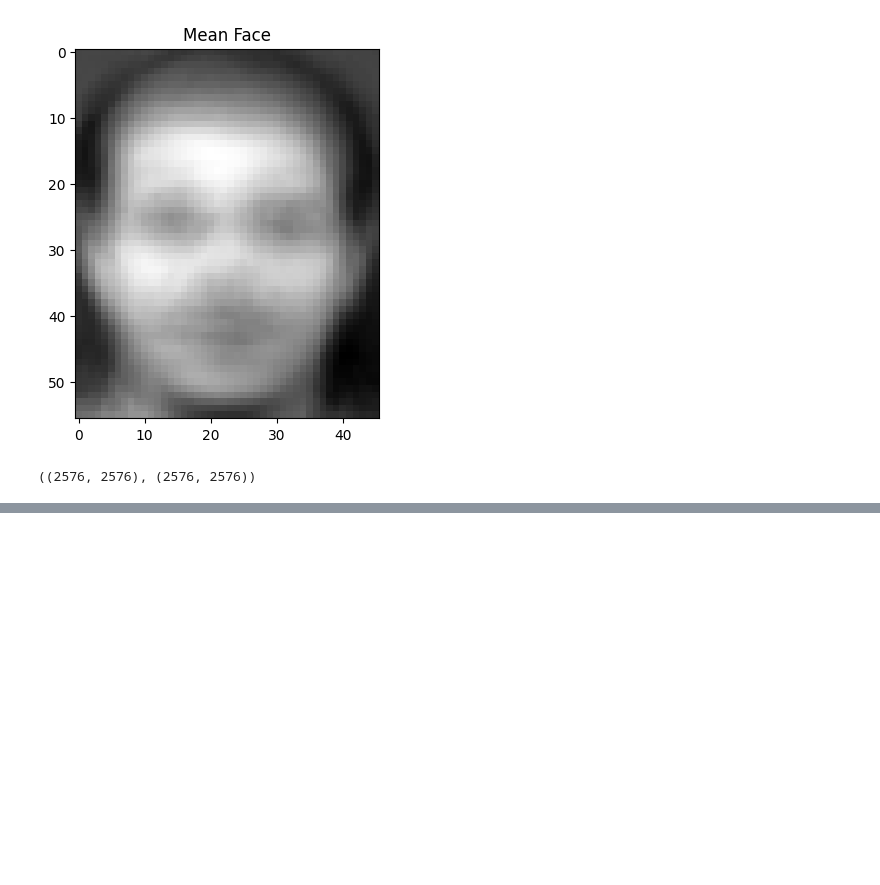
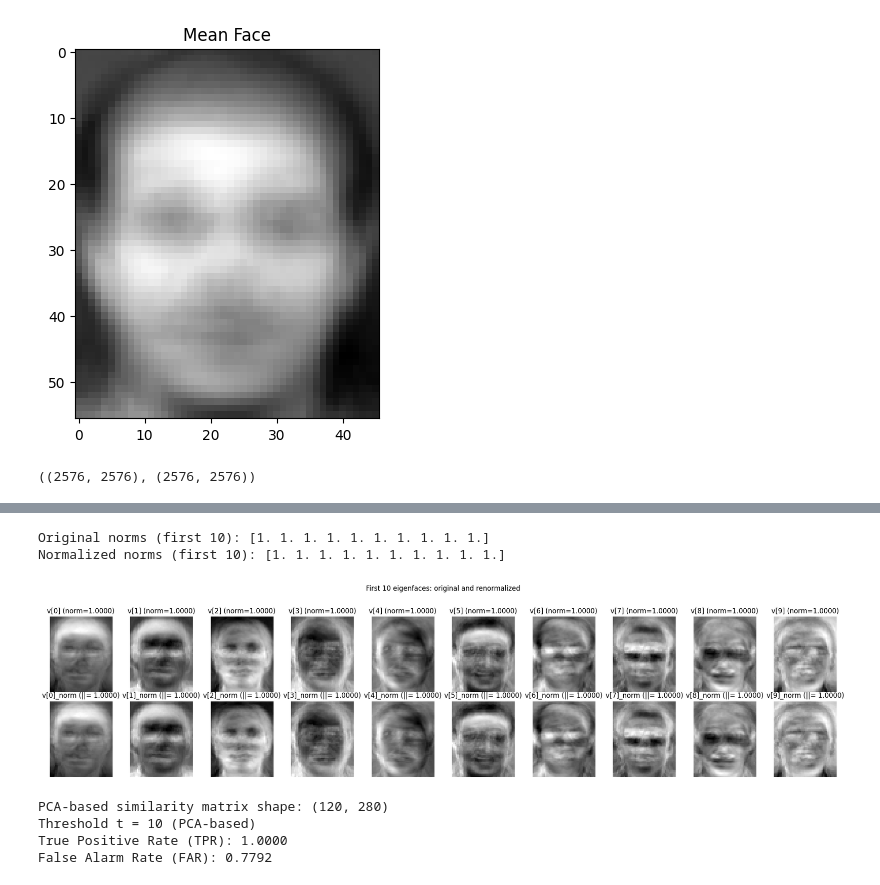
Before and after one commit to PavarisAsawa/PatternRecognition-Dimensionality_Reduction, a Jupyter notebook: Chapter2.ipynb, the cells around one changed output, grey strips where cells are left out. Drawn from its saved outputs; the diff is of its cells as text; code cells hidden in the pictures; blank space fills up the shorter version.

```diff
--- a/Chapter2.ipynb
+++ b/Chapter2.ipynb
@@ -297,0 +483,67 @@ print("Rank of the covariance matrix:", rank_cov)
+# %%
+# using eigenfaces computed from the Gram trick as v⃑ (pixel-space eigenvectors)
+v = eigenfaces_from_gram  # shape (2576, 120)
+top_k = 10
+
+# norms of original eigenvectors
+norms_orig = np.linalg.norm(v[:, :top_k], axis=0)
+
+# normalized versions (unit norm)
+v_normed = v[:, :top_k] / norms_orig[np.newaxis, :]
+norms_normed = np.linalg.norm(v_normed, axis=0)
+
+print("Original norms (first 10):", np.round(norms_orig, 6))
+print("Normalized norms (first 10):", np.round(norms_normed, 6))
+
+# display first 10 eigenfaces: row 1 raw, row 2 normalized
+fig, axes = plt.subplots(2, top_k, figsize=(20, 5))
+for i in range(top_k):
+    ax = axes[0, i]
+    ax.imshow(v[:, i].reshape(56, 46), cmap="gray")
+    ax.set_title(f"v[{i}] (norm={norms_orig[i]:.4f})")
+    ax.axis("off")
+    ax = axes[1, i]
+    ax.imshow(v_normed[:, i].reshape(56, 46), cmap="gray")
+    ax.set_title(f"v[{i}]_norm (||= {norms_normed[i]:.4f})")
+    ax.axis("off")
+
+plt.suptitle("First 10 eigenfaces: original and renormalized")
+plt.tight_layout(rect=[0, 0, 1, 0.95])
+plt.show()
+# %% [output]
+Original norms (first 10): [1. 1. 1. 1. 1. 1. 1. 1. 1. 1.]
+Normalized norms (first 10): [1. 1. 1. 1. 1. 1. 1. 1. 1. 1.]
+[figure, added]
+# %%
+# Project training images onto the first k=10 principal components
+k = 10
+T_proj = []
+for img in T:
+    centered = img.flatten() - mean_face.flatten()
+    coeffs = v_normed.T @ centered
+    T_proj.append(coeffs)
+
+# Project testing images onto the first k=10 principal components
+D_proj = []
+for img in D:
+    centered = img.flatten() - mean_face.flatten()
+    coeffs = v_normed.T @ centered
+    D_proj.append(coeffs)
+
+# Compute similarity matrix using PCA projections
+A_pca = compute_similarity_matrix(T_proj, D_proj)
+
+print("PCA-based similarity matrix shape:", A_pca.shape)
+
+# Compute verification rates for threshold t = 10 using PCA projections
+threshold = 10
+tpr_pca, far_pca = compute_verification_rates(A_pca, threshold)
+
+print(f"Threshold t = {threshold} (PCA-based)")
+print(f"True Positive Rate (TPR): {tpr_pca:.4f}")
+print(f"False Alarm Rate (FAR): {far_pca:.4f}")
+# %% [output]
+PCA-based similarity matrix shape: (120, 280)
+Threshold t = 10 (PCA-based)
+True Positive Rate (TPR): 1.0000
+False Alarm Rate (FAR): 0.7792
```
Also changed, not shown: parts of 11 cells of this notebook, 1 other file.
